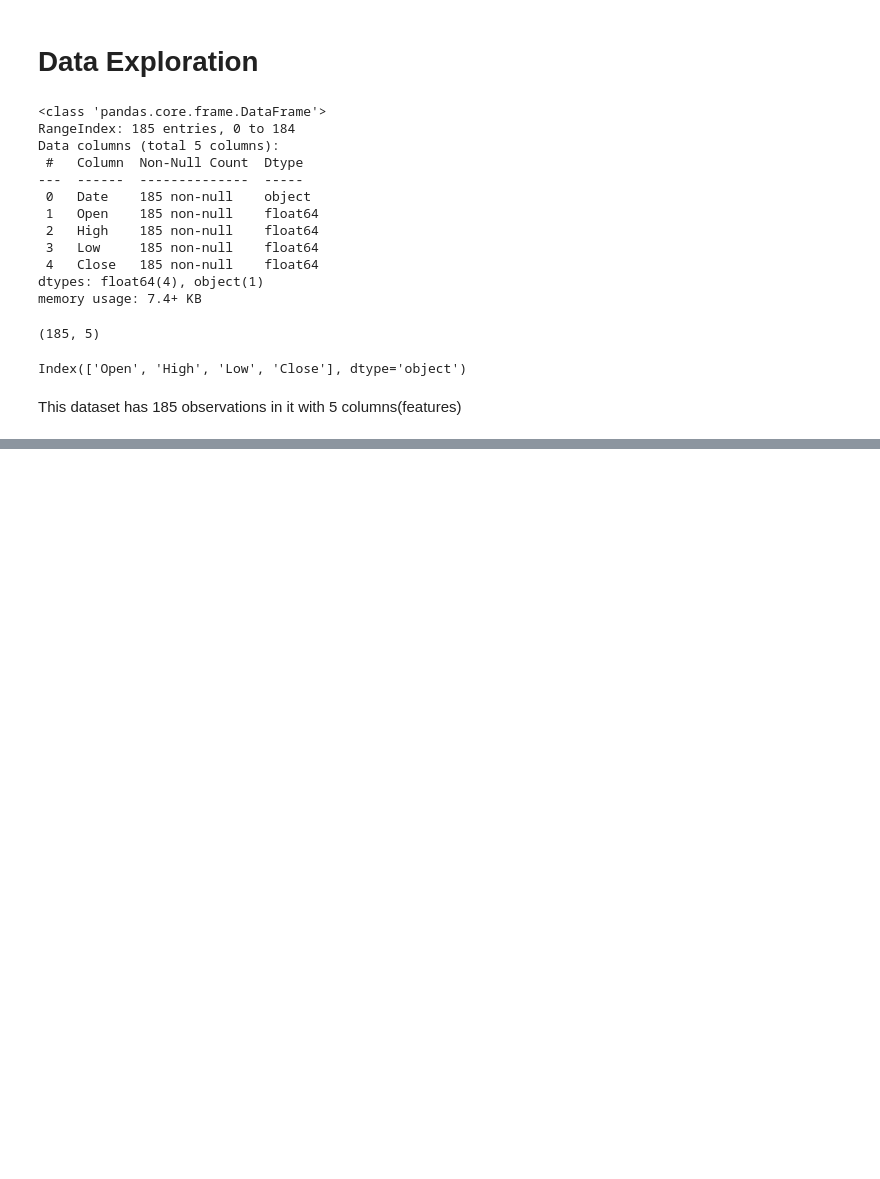
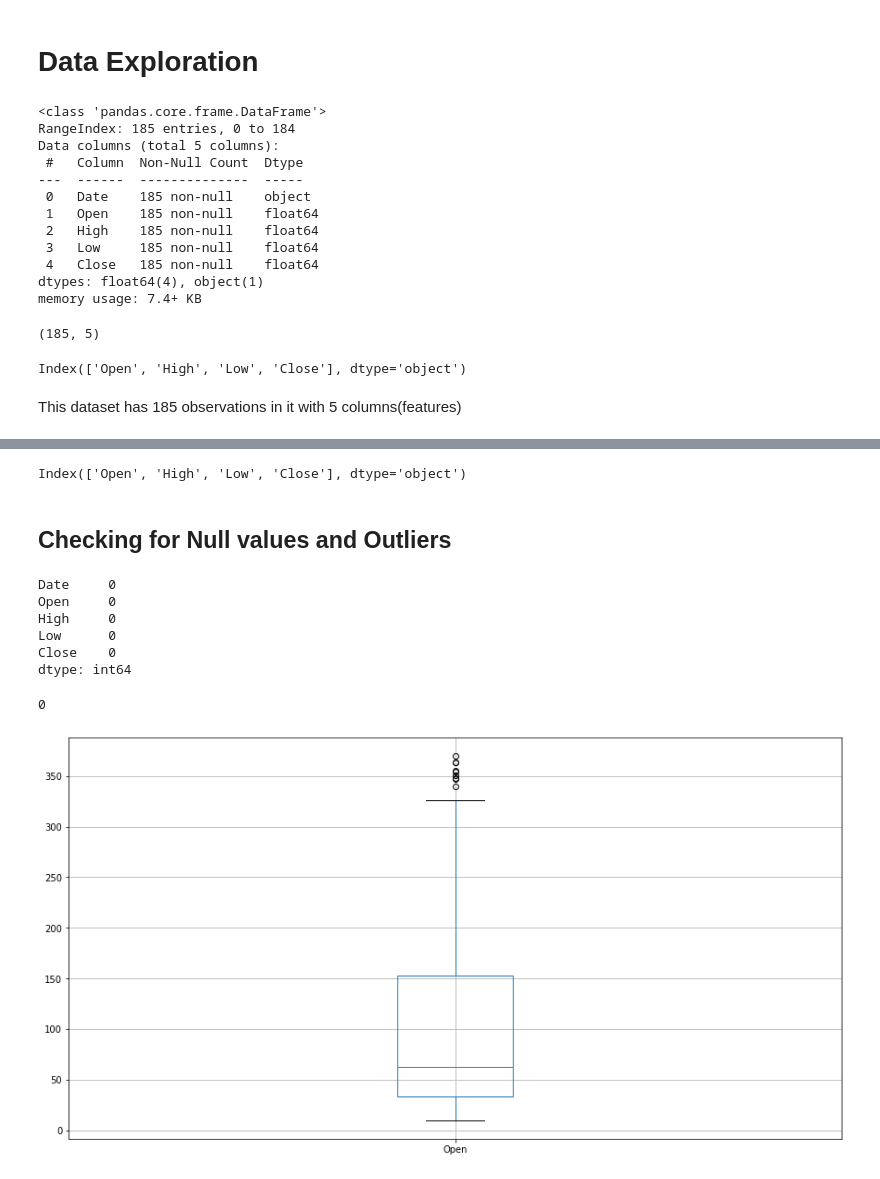
Before and after one commit to Avinash-Saudagar/Yes-Bank-Stock-Price-Prediction, a Jupyter notebook: Yes_bank_Stock_Price_Prediction.ipynb, the cells around one changed output, grey strips where cells are left out. Cells and saved outputs as stored; diff of their text form; code cells hidden in the pictures; blank space fills up the shorter version.

```diff
--- a/Yes_bank_Stock_Price_Prediction.ipynb
+++ b/Yes_bank_Stock_Price_Prediction.ipynb
@@ -97,0 +100,3 @@ This dataset has 185 observations in it with 5 columns(features)
+# %%
+from datetime import datetime
+dataset['Date'] = pd.to_datetime(dataset['Date'].apply(lambda x: datetime.strptime(x,'%b-%y')))
@@ -97,0 +121,29 @@ This dataset has 185 observations in it with 5 columns(features)
+# %%
+# Identify Numerical Columns
+numerical_col = dataset.describe().columns
+numerical_col
+# %% [output]
+Index(['Open', 'High', 'Low', 'Close'], dtype='object')
+# %% [markdown]
+## **Checking for Null values and Outliers**
+# %%
+# Checking Null Values
+dataset.isnull().sum()
+# %% [output]
+Date     0
+Open     0
+High     0
+Low      0
+Close    0
+dtype: int64
+# %%
+# checking duplicate values
+len(dataset[dataset.duplicated()])
+# %% [output]
+0
+# %%
+plt.figure(figsize=(15,8))
+dataset.boxplot('Open')
+plt.show()
+# %% [output]
+[figure, added]
```
Also changed, not shown: parts of 14 cells of this notebook.
